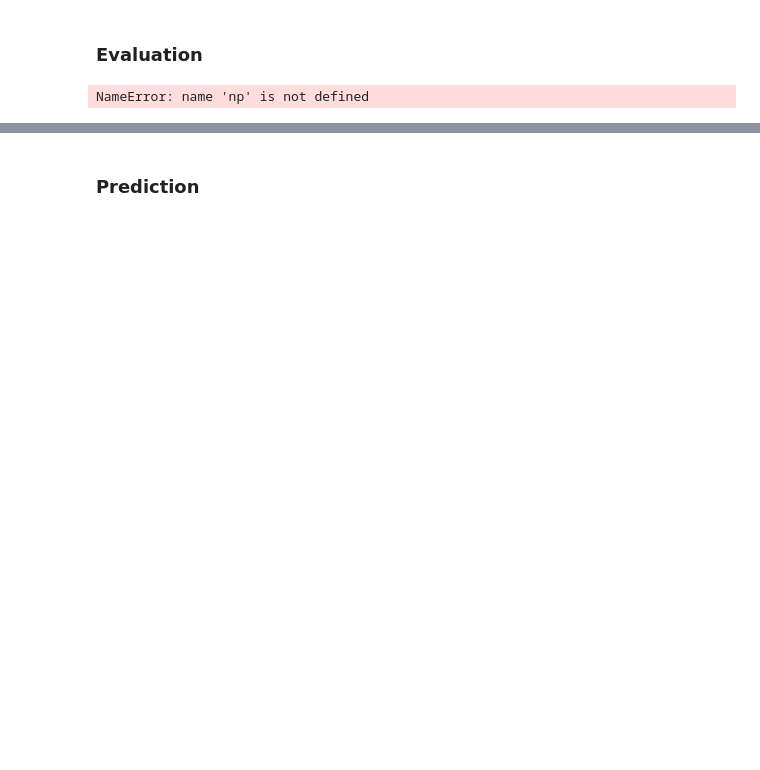
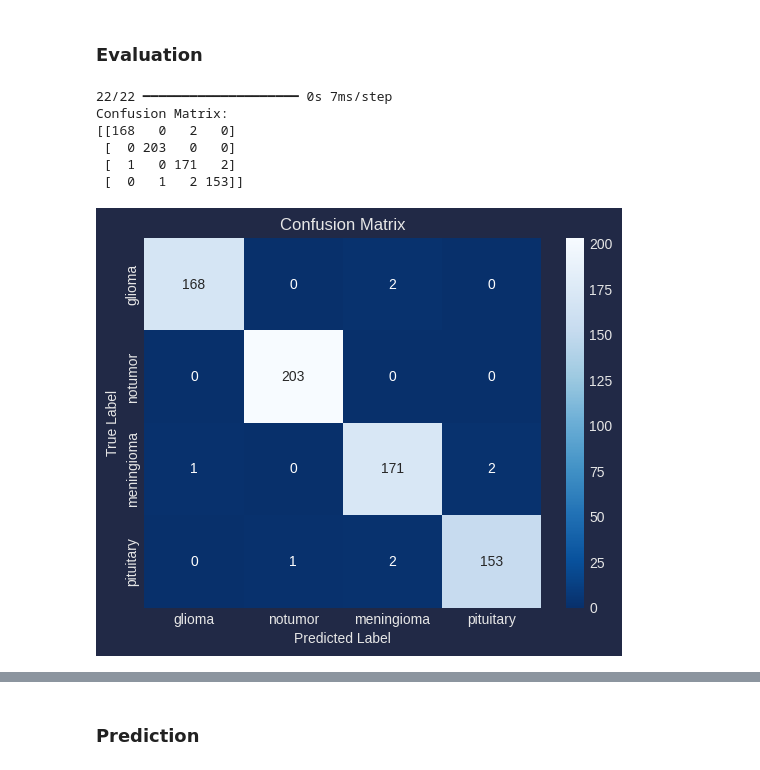
Before and after one commit to lamcnguyen89/CAP_5516_Medical_Imaging_Computing, a Jupyter notebook: Final_Project/Brain-Tumor-Detection-Using-Deep-Learning-MRI-Images-Detection-Using-Computer-Vision/ResNet_Brain_Tumor.ipynb, the cells around one changed output, grey strips where cells are left out. Cells and saved outputs as stored; diff of their text form; code cells hidden in the pictures; blank space fills up the shorter version.

```diff
--- a/Final_Project/Brain-Tumor-Detection-Using-Deep-Learning-MRI-Images-Detection-Using-Computer-Vision/ResNet_Brain_Tumor.ipynb
+++ b/Final_Project/Brain-Tumor-Detection-Using-Deep-Learning-MRI-Images-Detection-Using-Computer-Vision/ResNet_Brain_Tumor.ipynb
@@ -270,15 +263,25 @@ plt.show()
 # %%
 y_true_test = np.argmax(y_test, axis=1)
 y_pred_test = np.argmax(model.predict(X_test), axis=1)
 
-heatmap = sns.heatmap(confusion_matrix(y_true_test,y_pred_test), annot=True, fmt='d', cmap='Blues',
+conf_matrix = confusion_matrix(y_true_test,y_pred_test)
+print("Confusion Matrix:")
+print(conf_matrix)
+
+heatmap = sns.heatmap(conf_matrix, annot=True, fmt='d', cmap='Blues_r',
                       xticklabels=labels, yticklabels=labels)
 plt.title('Confusion Matrix')
 plt.xlabel('Predicted Label')
 plt.ylabel('True Label')
 plt.show()
 # %% [output]
-NameError: name 'np' is not defined
+22/22 ━━━━━━━━━━━━━━━━━━━━ 0s 7ms/step
+Confusion Matrix:
+[[168   0   2   0]
+ [  0 203   0   0]
+ [  1   0 171   2]
+ [  0   1   2 153]]
+[figure, added]
 # %%
 print(classification_report(y_true_test,y_pred_test))
 # %% [output]
```
Also changed, not shown: parts of 23 cells of this notebook, 11 other files.
